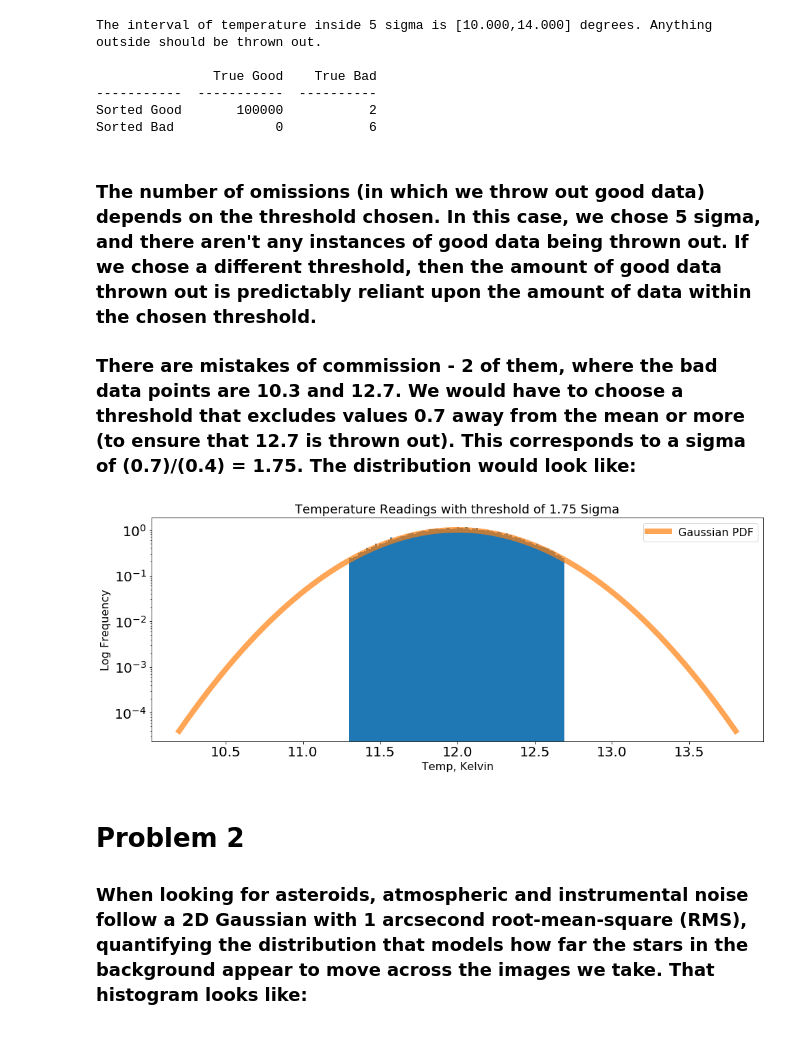
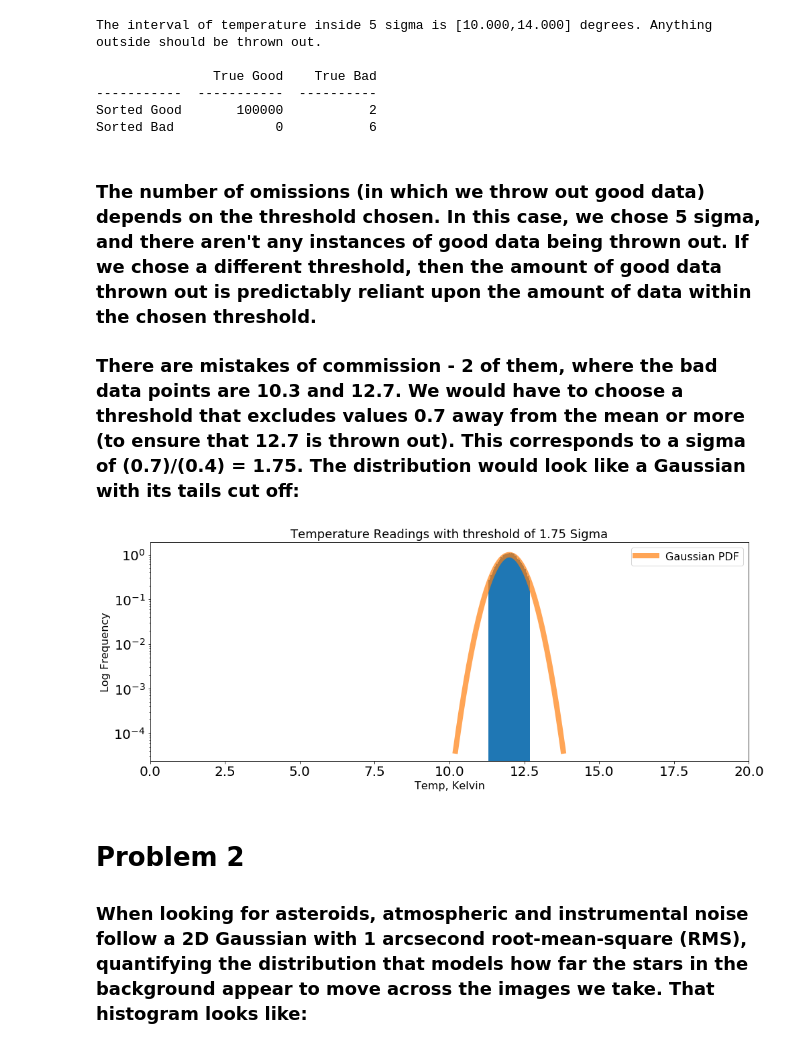
Before and after one commit to andi-bergeson/DataAnalysis_Phys434, a Jupyter notebook: labs/lab3.ipynb, the cells around one changed output. Drawn from its saved outputs; the diff is of its cells as text; code cells hidden in the pictures.

```diff
--- a/labs/lab3.ipynb
+++ b/labs/lab3.ipynb
@@ -70,31 +68,32 @@ Sorted Bad             0           6
 # %% [markdown]
 ### The number of omissions (in which we throw out good data) depends on the threshold chosen. In this case, we chose 5 sigma, and there aren't any instances of good data being thrown out. If we chose a different threshold, then the amount of good data thrown out is predictably reliant upon the amount of data within the chosen threshold.
 
-### There are mistakes of commission - 2 of them, where the bad data points are 10.3 and 12.7. We would have to choose a threshold that excludes values 0.7 away from the mean or more (to ensure that 12.7 is thrown out). This corresponds to a sigma of (0.7)/(0.4) = 1.75. The distribution would look like:
+### There are mistakes of commission - 2 of them, where the bad data points are 10.3 and 12.7. We would have to choose a threshold that excludes values 0.7 away from the mean or more (to ensure that 12.7 is thrown out). This corresponds to a sigma of (0.7)/(0.4) = 1.75. The distribution would look like a Gaussian with its tails cut off:
 # %%
 fig, ax = plt.subplots(1,1)
 fig.set_size_inches(16,6)
 
 new = []
 for i in range(len(d)):
     if 11.3 < d[i] < 12.69:
         new.append(d[i])
 
 ax.hist(new,100, density=True)
 
 x = np.linspace(10.2,13.8,1000)
 ax.plot(x,stats.norm.pdf(x,loc = 12., scale = 0.4),linewidth = 8,alpha = 0.7,label='Gaussian PDF')
 
 ax.set_title("Temperature Readings with threshold of 1.75 Sigma", fontsize=18)
 ax.set_xlabel("Temp, Kelvin", fontsize=16)
 ax.set_ylabel("Log Frequency", fontsize=16)
+ax.set_xlim(0,20)
 
 plt.tick_params(labelsize = 20)
 plt.yscale('log')
 plt.legend(fontsize=16)
 plt.show()
 # %% [output]
-[figure, old version]
+[figure, new version]
 # %% [markdown]
 # Problem 2
 
```
Also changed, not shown: parts of 9 cells of this notebook.
